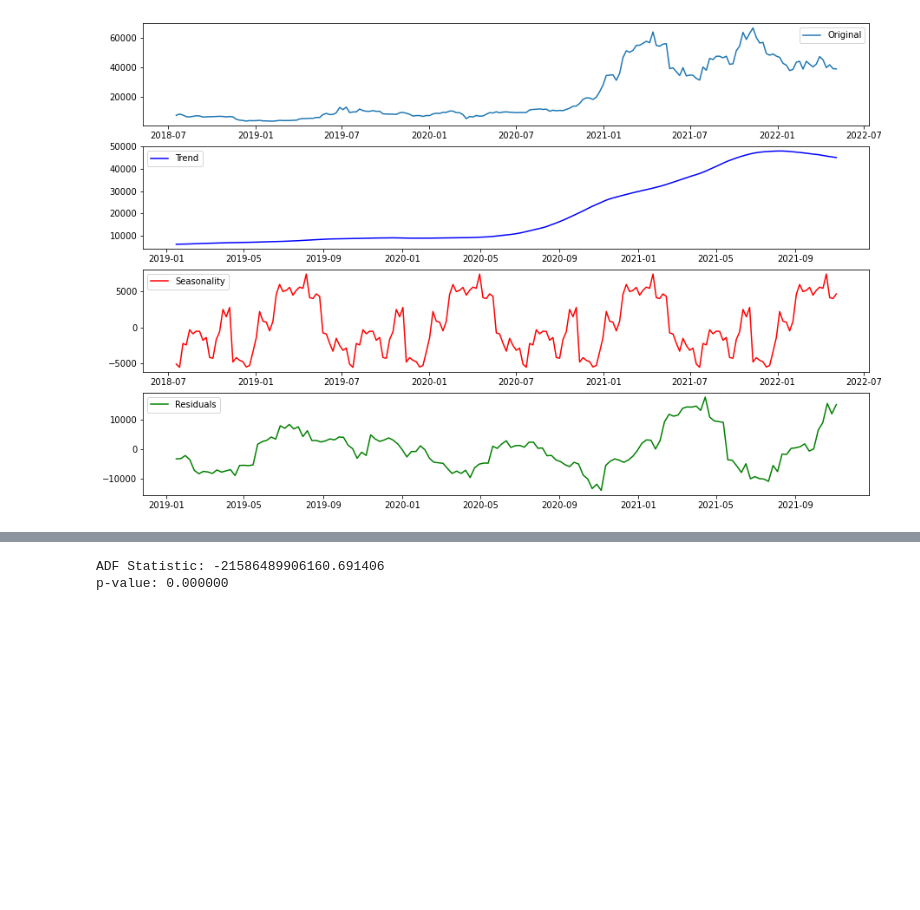
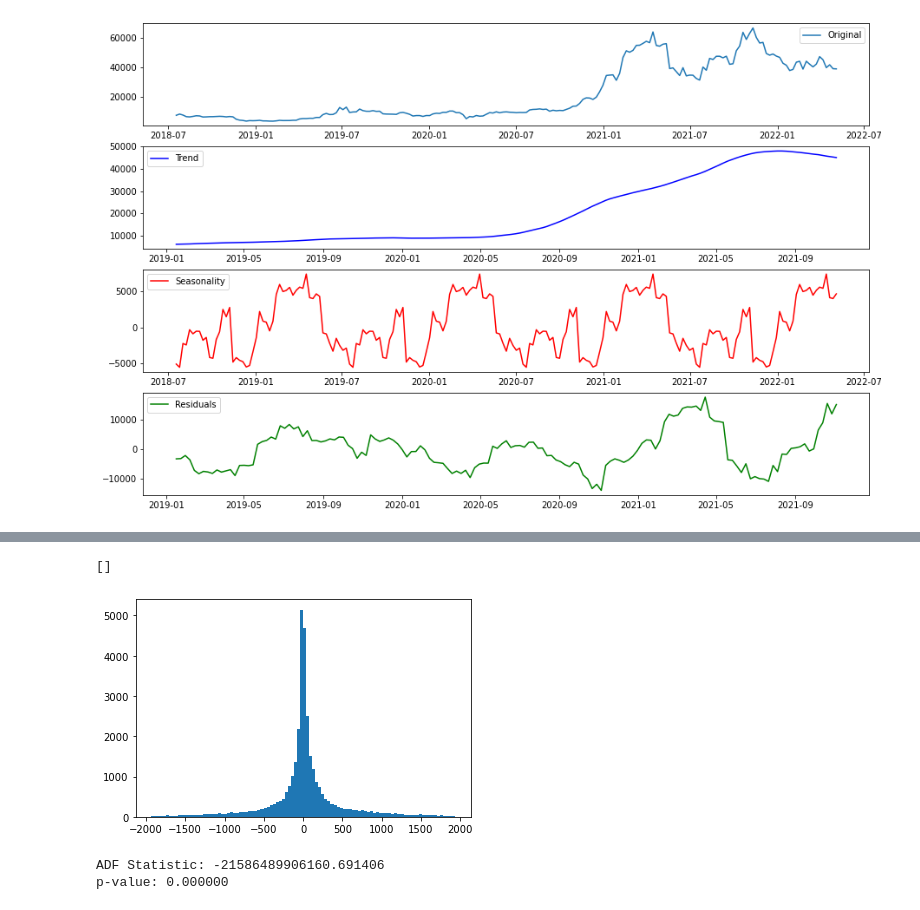
Before and after one commit to NgTMDuc/Bitcoin_Price_Prediction, a Jupyter notebook: component_analysis.ipynb, the cells around one changed output, grey strips where cells are left out. Saved outputs shown, nothing was run; the diff lists cells and outputs as text; code cells hidden in the pictures; blank space fills up the shorter version.

```diff
--- a/component_analysis.ipynb
+++ b/component_analysis.ipynb
@@ -225,3 +418,9 @@ est_residual.mean()
+# %%
+plt.hist(residual, bins=100)
+plt.plot()
+# %% [output]
+[]
+[figure, added]
 # %%
 from statsmodels.tsa.stattools import adfuller
 from numpy import log
```
Also changed, not shown: parts of 45 cells of this notebook, 1 other file.
